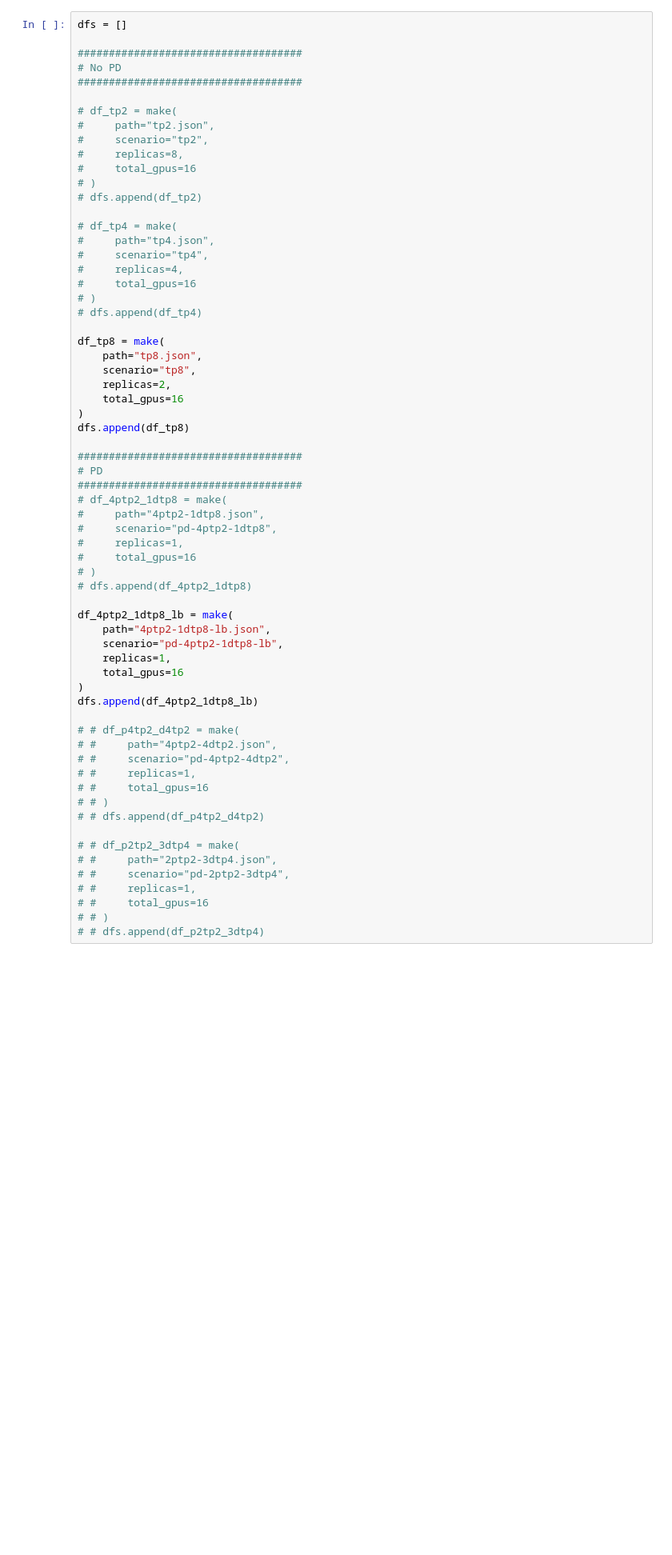
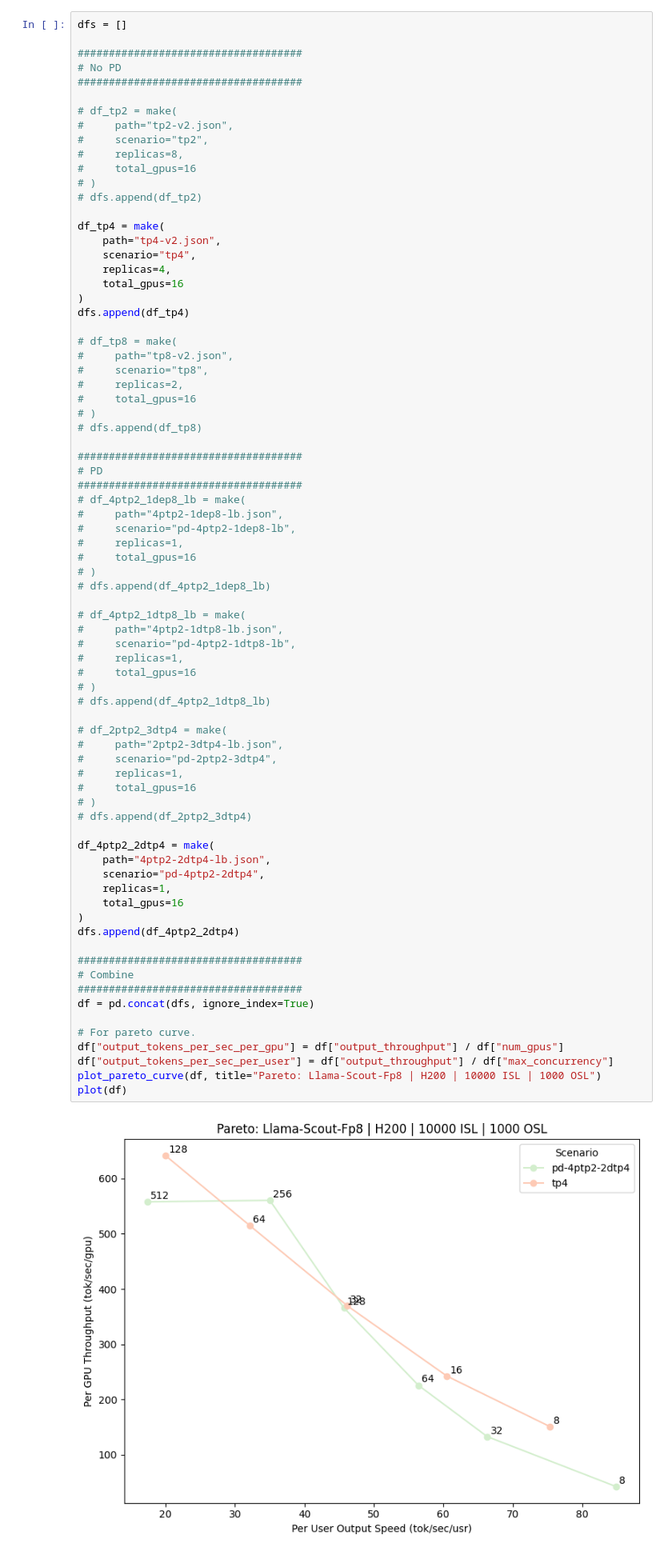
Before and after one commit to llm-d-incubation/llm-d-infra, a Jupyter notebook: quickstart/interactive-pod-llama-scout/analyze.ipynb, the cells around one changed output. Shown at 80% size. Cells and saved outputs as stored; diff of their text form; blank space fills up the shorter version.

```diff
--- a/quickstart/interactive-pod-llama-scout/analyze.ipynb
+++ b/quickstart/interactive-pod-llama-scout/analyze.ipynb
@@ -73,65 +74,78 @@ def plot_pareto_curve(df, title="Pareto Curve"):
 # %%
 dfs = []
 
 ####################################
 # No PD
 ####################################
 
 # df_tp2 = make(
-#     path="tp2.json",
+#     path="tp2-v2.json",
 #     scenario="tp2",
 #     replicas=8,
 #     total_gpus=16
 # )
 # dfs.append(df_tp2)
 
-# df_tp4 = make(
-#     path="tp4.json",
-#     scenario="tp4",
-#     replicas=4,
+df_tp4 = make(
+    path="tp4-v2.json",
+    scenario="tp4",
+    replicas=4,
+    total_gpus=16
+)
+dfs.append(df_tp4)
+
+# df_tp8 = make(
+#     path="tp8-v2.json",
+#     scenario="tp8",
+#     replicas=2,
 #     total_gpus=16
 # )
-# dfs.append(df_tp4)
-
-df_tp8 = make(
-    path="tp8.json",
-    scenario="tp8",
-    replicas=2,
-    total_gpus=16
-)
-dfs.append(df_tp8)
+# dfs.append(df_tp8)
 
 ####################################
 # PD
 ####################################
-# df_4ptp2_1dtp8 = make(
-#     path="4ptp2-1dtp8.json",
-#     scenario="pd-4ptp2-1dtp8",
+# df_4ptp2_1dep8_lb = make(
+#     path="4ptp2-1dep8-lb.json",
+#     scenario="pd-4ptp2-1dep8-lb",
 #     replicas=1,
 #     total_gpus=16
 # )
-# dfs.append(df_4ptp2_1dtp8)
+# dfs.append(df_4ptp2_1dep8_lb)
 
-df_4ptp2_1dtp8_lb = make(
-    path="4ptp2-1dtp8-lb.json",
-    scenario="pd-4ptp2-1dtp8-lb",
+# df_4ptp2_1dtp8_lb = make(
+#     path="4ptp2-1dtp8-lb.json",
+#     scenario="pd-4ptp2-1dtp8-lb",
+#     replicas=1,
+#     total_gpus=16
+# )
+# dfs.append(df_4ptp2_1dtp8_lb)
+
+# df_2ptp2_3dtp4 = make(
+#     path="2ptp2-3dtp4-lb.json",
+#     scenario="pd-2ptp2-3dtp4",
+#     replicas=1,
+#     total_gpus=16
+# )
+# dfs.append(df_2ptp2_3dtp4)
+
+df_4ptp2_2dtp4 = make(
+    path="4ptp2-2dtp4-lb.json",
+    scenario="pd-4ptp2-2dtp4",
     replicas=1,
     total_gpus=16
 )
-dfs.append(df_4ptp2_1dtp8_lb)
+dfs.append(df_4ptp2_2dtp4)
 
-# # df_p4tp2_d4tp2 = make(
-# #     path="4ptp2-4dtp2.json",
-# #     scenario="pd-4ptp2-4dtp2",
-# #     replicas=1,
-# #     total_gpus=16
-# # )
-# # dfs.append(df_p4tp2_d4tp2)
+####################################
+# Combine
+####################################
+df = pd.concat(dfs, ignore_index=True)
 
-# # df_p2tp2_3dtp4 = make(
-# #     path="2ptp2-3dtp4.json",
-# #     scenario="pd-2ptp2-3dtp4",
-# #     replicas=1,
-# #     total_gpus=16
-# # )
-# # dfs.append(df_p2tp2_3dtp4)
+# For pareto curve.
+df["output_tokens_per_sec_per_gpu"] = df["output_throughput"] / df["num_gpus"]
+df["output_tokens_per_sec_per_user"] = df["output_throughput"] / df["max_concurrency"]
+plot_pareto_curve(df, title="Pareto: Llama-Scout-Fp8 | H200 | 10000 ISL | 1000 OSL")
+plot(df)
+# %% [output]
+[figure, added]
```
Also changed, not shown: parts of 4 cells of this notebook, 6 other files.
